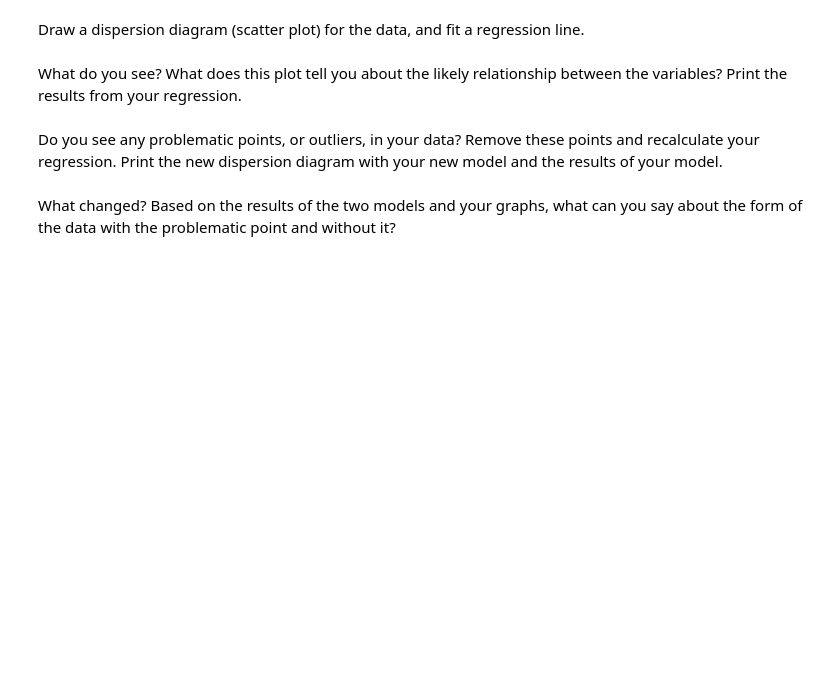
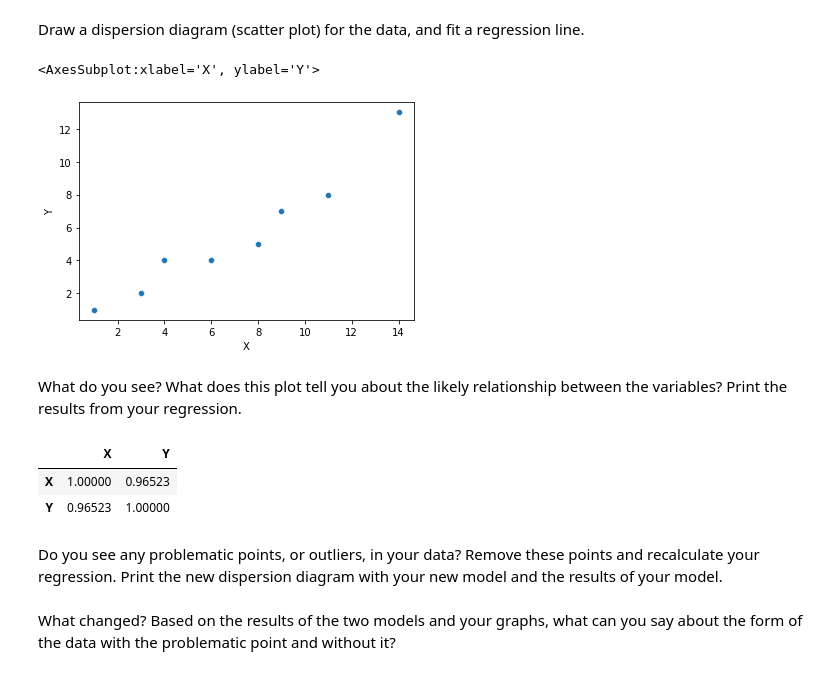
Before and after one commit to Ironhack-Data-Madrid-Enero-2021/lab-regression-analysis, a Jupyter notebook: your-code.ipynb, the cells around one changed output. Saved outputs shown, nothing was run; the diff lists cells and outputs as text; code cells hidden in the pictures; blank space fills up the shorter version.

```diff
--- a/your-code.ipynb
+++ b/your-code.ipynb
@@ -100,0 +269,6 @@ First, build a dataframe with the data.
+# %%
+# Your code here.
+
+data_attendee = pd.DataFrame({"X": [1,3,4,6,8,9,11,14],
+                    "Y": [1,2,4,4,5,7,8,13]})
+data_attendee
@@ -102,10 +286,20 @@ First, build a dataframe with the data.
 Draw a dispersion diagram (scatter plot) for the data, and fit a regression line.
 # %%
 # Your code here.
+sns.scatterplot(data_attendee.X, data_attendee.Y)
+# %% [output]
+<AxesSubplot:xlabel='X', ylabel='Y'>
+[figure, added]
 # %% [markdown]
 What do you see? What does this plot tell you about the likely relationship between the variables? Print the results from your regression.
 # %%
 # Your response here.
+correlation3 = (data_attendee[["X", "Y"]].corr(method = 'pearson'))
+correlation3
+# %% [output]
+|  | X | Y |
+| X | 1.00000 | 0.96523 |
+| Y | 0.96523 | 1.00000 |
 # %% [markdown]
 Do you see any problematic points, or outliers, in your data? Remove these points and recalculate your regression. Print the new dispersion diagram with your new model and the results of your model.
 # %%
```
Also changed, not shown: parts of 44 cells of this notebook.
